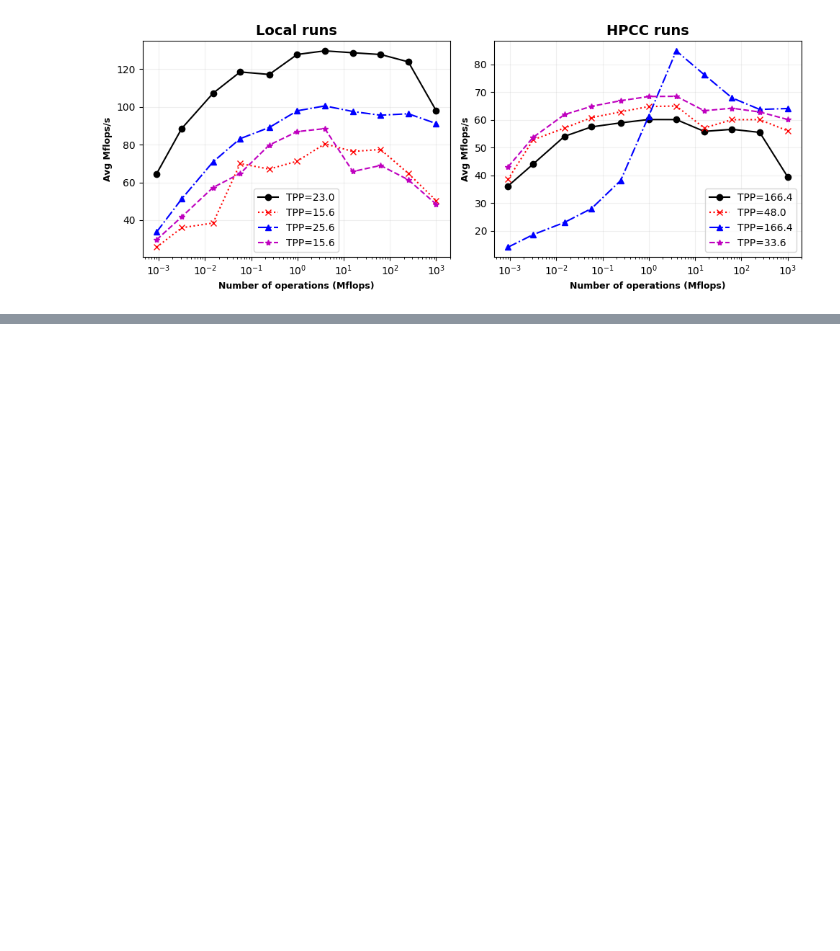
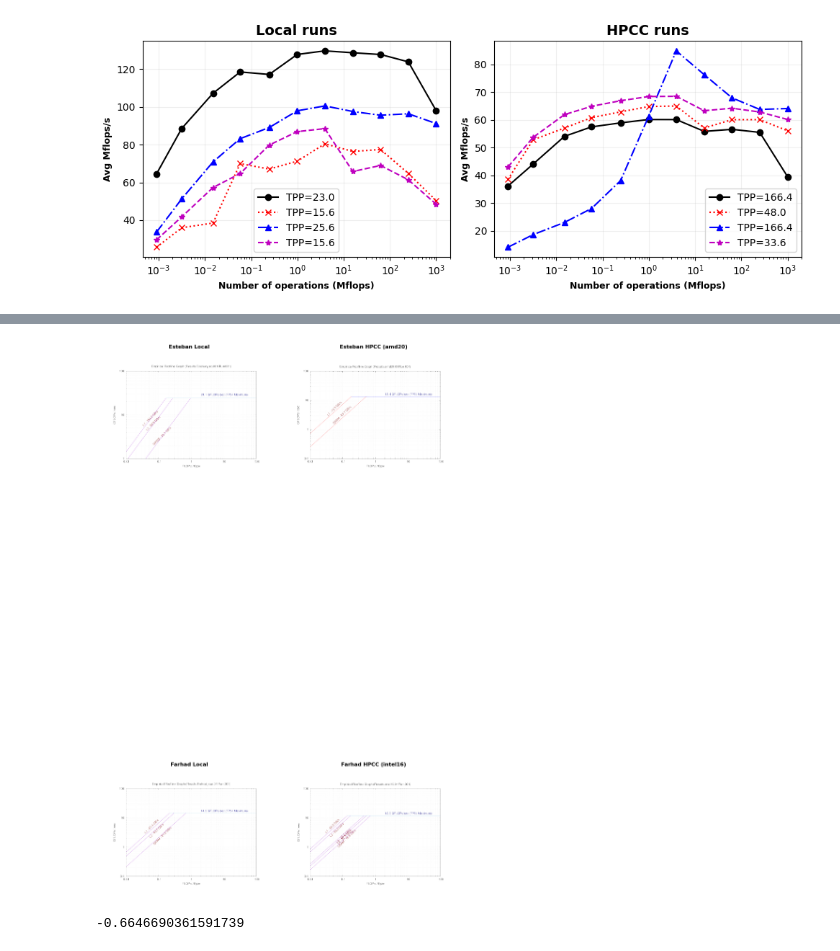
Before and after one commit to cmse822/project-1-team-2, a Jupyter notebook: analysis/analysis.ipynb, the cells around one changed output, grey strips where cells are left out. Cells and saved outputs as stored; diff of their text form; code cells hidden in the pictures; blank space fills up the shorter version.

Commit message:
update report - Farhad

```diff
--- a/analysis/analysis.ipynb
+++ b/analysis/analysis.ipynb
@@ -159,0 +183,36 @@ fig.savefig('Part1_Q5_Mflops-s_vs_Mflops.png', format='png', dpi=600)
+# %%
+# Loading the images.
+img_esteban_local       = mpimg.imread('../ERT_data/RF_esteban_local.png')
+img_esteban_amd20       = mpimg.imread('../ERT_data/RF_esteban_amd20.png')
+img_farhad_local        = mpimg.imread('../ERT_data/RF_farhad_local.png')
+img_farhad_intel16      = mpimg.imread('../ERT_data/RF_farhad_intel16.png')
+# %%
+# Plotting the roofline model for the Esteban local.
+fig, ax = plt.subplots(4, 2, figsize=(8, 12))
+# Place the figures.
+ax[0,0].imshow(img_esteban_local)
+ax[0,1].imshow(img_esteban_amd20)
+
+ax[3,0].imshow(img_farhad_local)
+ax[3,1].imshow(img_farhad_intel16)
+
+# Remove the axis ticks.
+for i in range(4):
+    for j in range(2):
+        ax[i,j].axis('off')
+
+# Add the titles for each graph.
+ax[0,0].set_title('Esteban Local', fontsize=8, fontweight='bold', color='k')
+ax[0,1].set_title('Esteban HPCC (amd20)', fontsize=8, fontweight='bold', color='k')
+
+ax[3,0].set_title('Farhad Local', fontsize=8, fontweight='bold', color='k')
+ax[3,1].set_title('Farhad HPCC (intel16)', fontsize=8, fontweight='bold', color='k')
+
+fig.tight_layout()
+fig.savefig('Part2_Q3_Rooflines.png', format='png', dpi=1000)
+# %% [output]
+[figure, added]
+# %%
+np.log10(RF2['farhad_local']['xPP'])
+# %% [output]
+-0.6646690361591739
```
Also changed, not shown: parts of 5 cells of this notebook, 7 other files.
